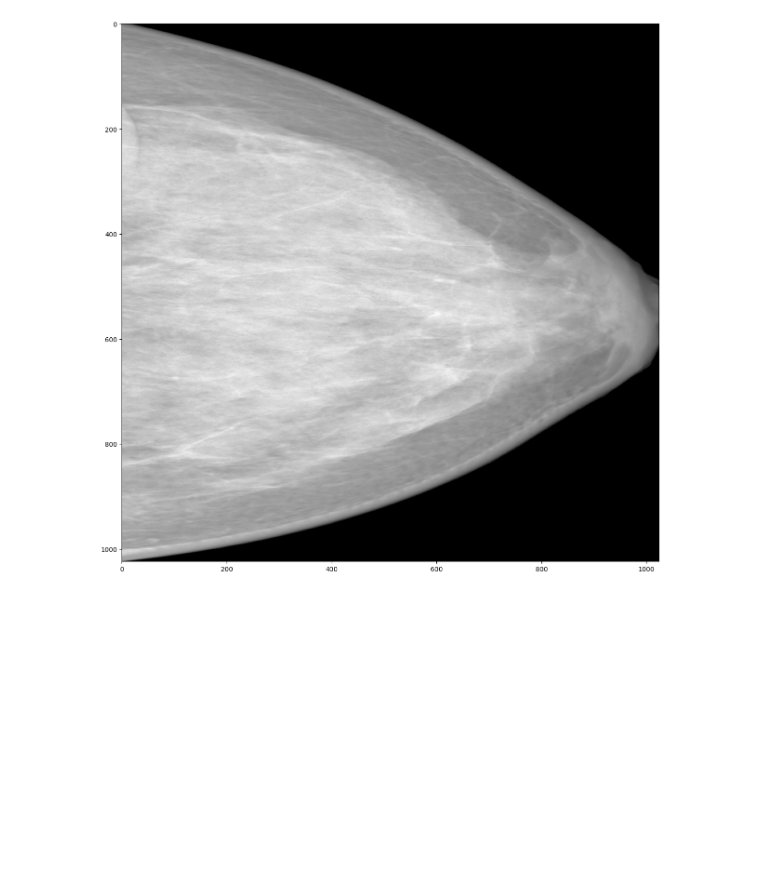
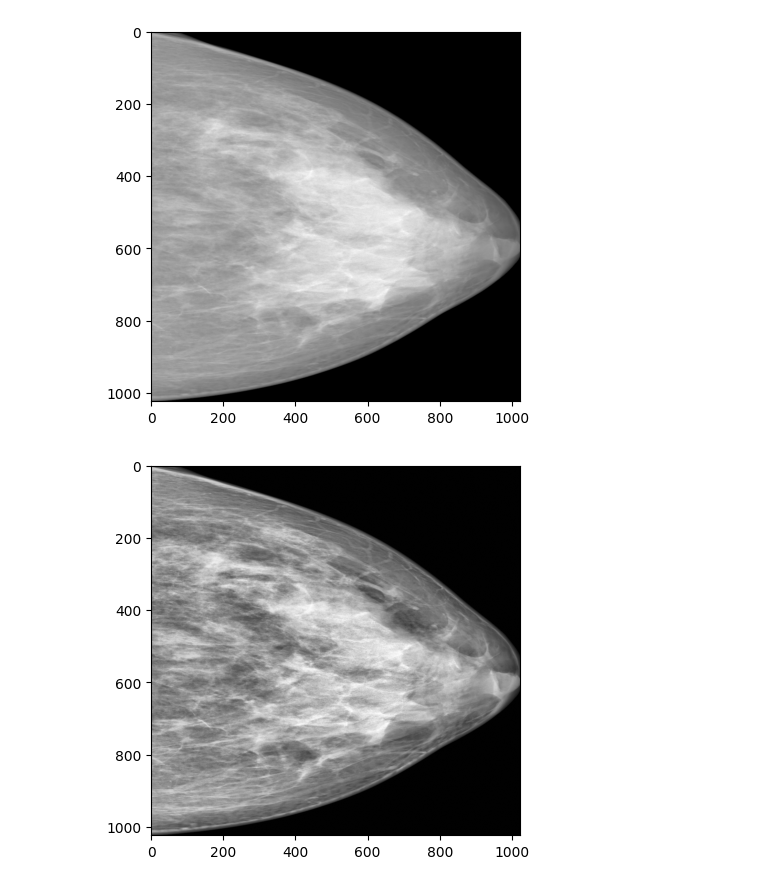
Before and after one commit to KP-AROB/Breast-Datasets-Preparation, a Jupyter notebook: notebooks/dataset.ipynb, the cells around one changed output. Drawn from its saved outputs; the diff is of its cells as text; code cells hidden in the pictures; blank space fills up the shorter version.

```diff
--- a/notebooks/dataset.ipynb
+++ b/notebooks/dataset.ipynb
@@ -54,8 +60,34 @@ sample = test_dataset[0]
-# %%
-import matplotlib.pyplot as plt
-
-plt.figure(figsize=(15, 15))
-plt.imshow(sample[0][0], cmap='gray')
-plt.show()
-# %% [output]
-[figure, removed]
+# %%
+import h5py
+import matplotlib.pyplot as plt
+
+file_path = '/media/nvidia/DATA2/datasets/prepared/vindr/1024_cropped/train/batch_0045.h5'
+with h5py.File(file_path, 'r') as f:
+    image = f['x'][:]
+    birads = f['y_birads'][:]
+    lesion = f['y_lesions'][:]
+# %%
+import numpy as np
+import cv2
+
+def clahe(img, clip=1.5):
+    """
+    Image enhancement using CLAHE. Converts float image to uint8.
+    """
+    img = img - np.min(img)
+    if np.max(img) != 0:
+        img = img / np.max(img)
+    img = (img * 255).astype(np.uint8)
+
+    clahe = cv2.createCLAHE(clipLimit=clip)
+    cl = clahe.apply(img)
+    return cl
+# %%
+plt.imshow(image[4], cmap='gray')
+plt.show()
+
+plt.imshow(clahe(image[4], 2), cmap='gray')
+plt.show()
+# %% [output]
+[figure, added]
+[figure, added]
```
Also changed, not shown: parts of 2 cells of this notebook, 4 other files.
